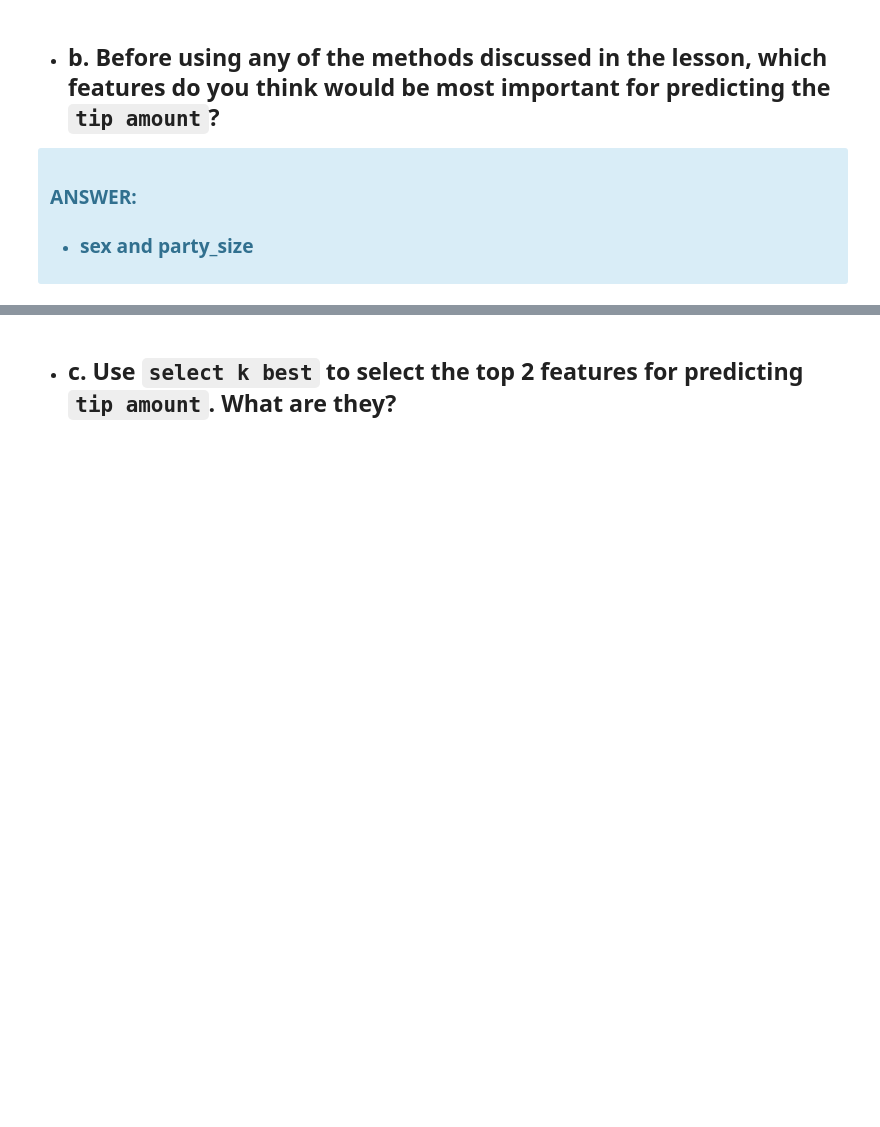
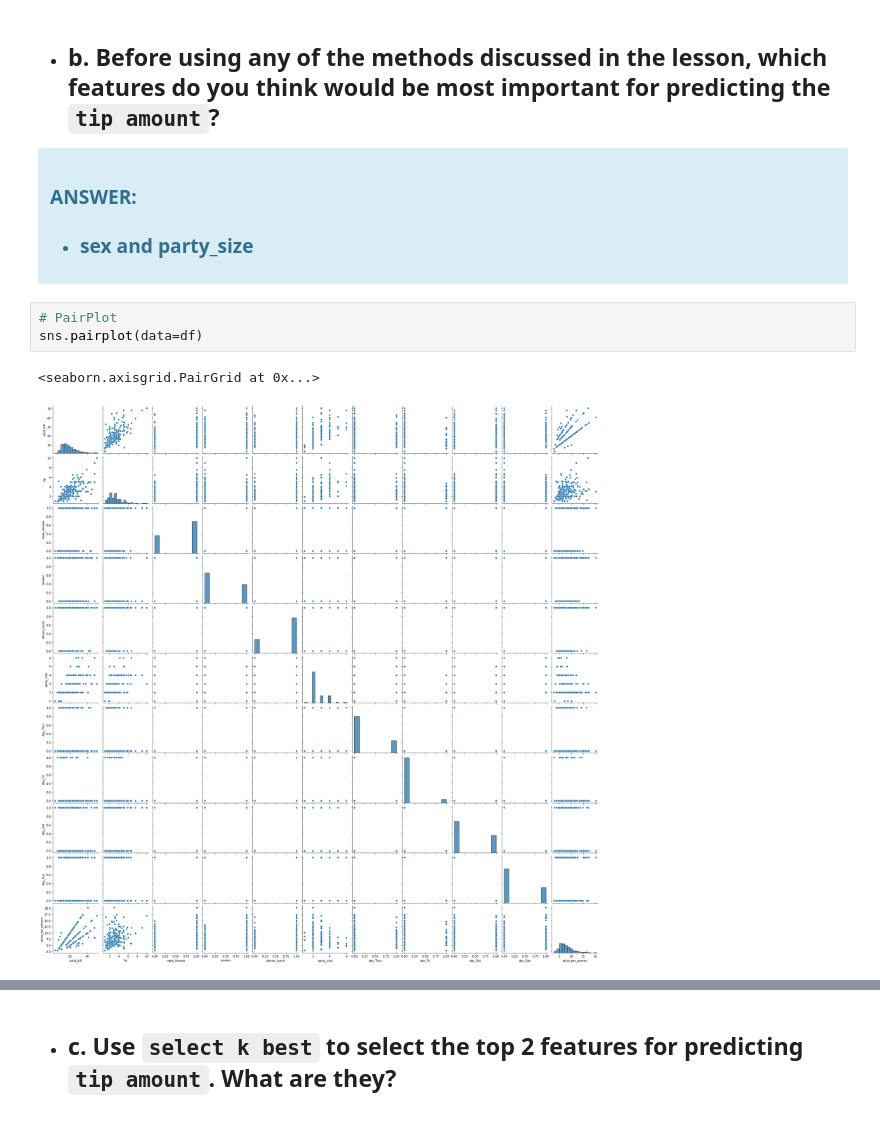
Before and after one commit to QMCBT-JustinEvans/regression-exercises, a Jupyter notebook: feature_engineering.ipynb, the cells around one changed output, grey strips where cells are left out. Drawn from its saved outputs; the diff is of its cells as text; blank space fills up the shorter version.

```diff
--- a/feature_engineering.ipynb
+++ b/feature_engineering.ipynb
@@ -292,3 +286,9 @@ df
 
 ### ANSWER:
 * ### sex and party_size
+# %%
+# PairPlot
+sns.pairplot(data=df)
+# %% [output]
+<seaborn.axisgrid.PairGrid at 0x...>
+[figure, added]
```
Also changed, not shown: parts of 38 cells of this notebook, 3 other files.
